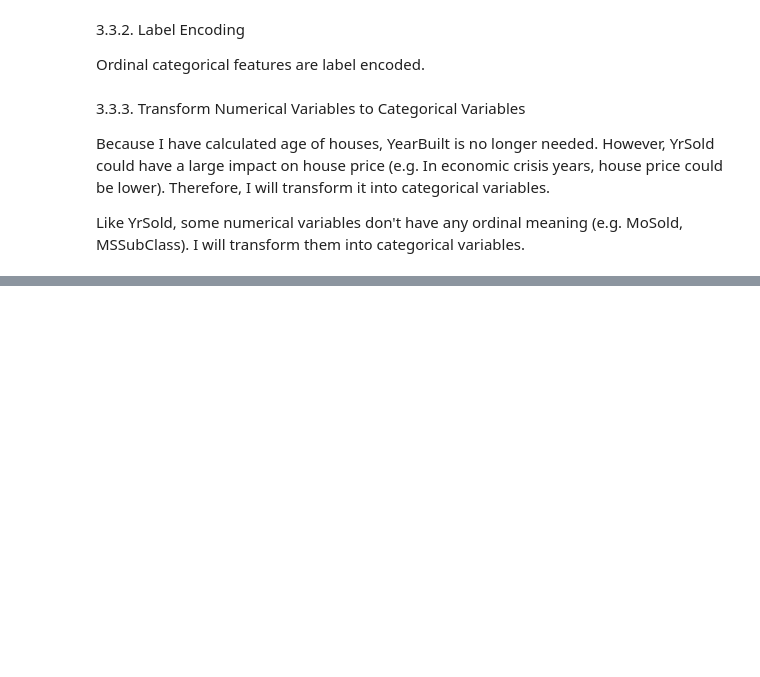
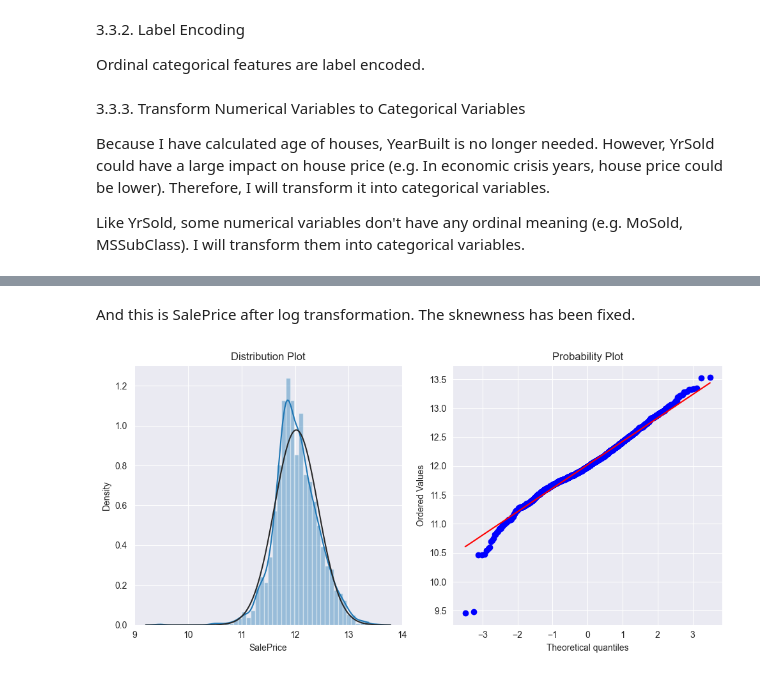
Before and after one commit to HimanshuChoudhary3004/Ames-house-prediction-with-Advance-regression, a Jupyter notebook: src/main.ipynb, the cells around one changed output, grey strips where cells are left out. Saved outputs shown, nothing was run; the diff lists cells and outputs as text; code cells hidden in the pictures; blank space fills up the shorter version.

```diff
--- a/src/main.ipynb
+++ b/src/main.ipynb
@@ -543,0 +601,8 @@ for col in to_factor_cols:
+# %%
+y = np.log(1 + y)
+# %% [markdown]
+And this is SalePrice after log transformation. The sknewness has been fixed.
+# %%
+normality_plot(y)
+# %% [output]
+[figure, added]
```
Also changed, not shown: parts of 44 cells of this notebook, 2 other files.
